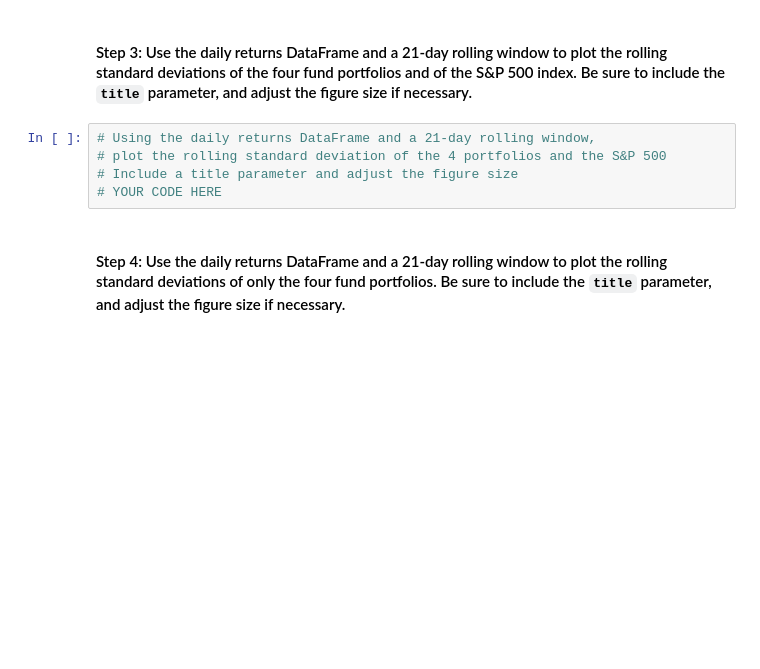
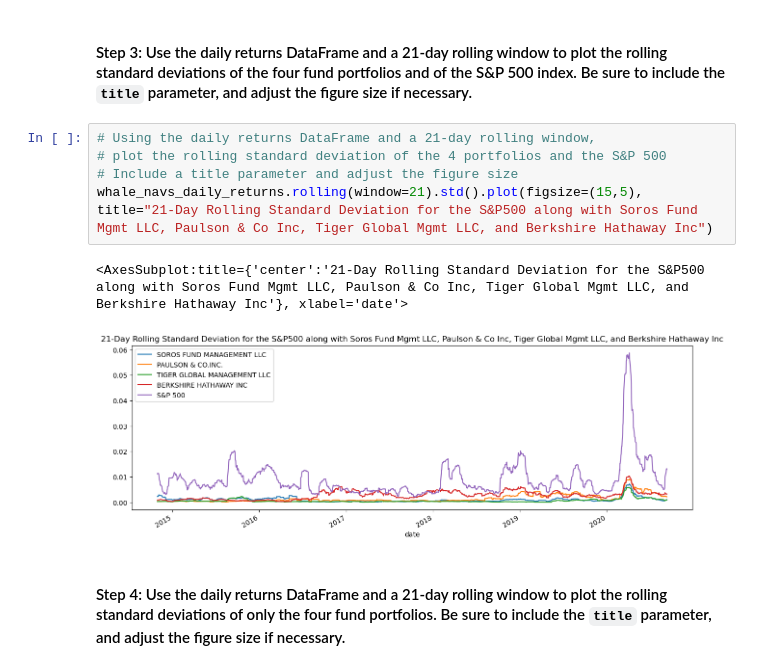
Before and after one commit to rachelannhodson/Risk_Return_Analysis, a Jupyter notebook: Module_4_Challenge/risk_return_analysis.ipynb, the cells around one changed output. Drawn from its saved outputs; the diff is of its cells as text; blank space fills up the shorter version.

Commit message:
<final draft of risk_return_analysis.ipynb file>

```diff
--- a/Module_4_Challenge/risk_return_analysis.ipynb
+++ b/Module_4_Challenge/risk_return_analysis.ipynb
@@ -240,8 +255,11 @@ Evaluate the risk profile of each portfolio by using the standard deviation and
 # %%
 # Using the daily returns DataFrame and a 21-day rolling window,
 # plot the rolling standard deviation of the 4 portfolios and the S&P 500
 # Include a title parameter and adjust the figure size
-# YOUR CODE HERE
+whale_navs_daily_returns.rolling(window=21).std().plot(figsize=(15,5), title="21-Day Rolling Standard Deviation for the S&P500 along with Soros Fund Mgmt LLC, Paulson & Co Inc, Tiger Global Mgmt LLC, and Berkshire Hathaway Inc")
+# %% [output]
+<AxesSubplot:title={'center':'21-Day Rolling Standard Deviation for the S&P500 along with Soros Fund Mgmt LLC, Paulson & Co Inc, Tiger Global Mgmt LLC, and Berkshire Hathaway Inc'}, xlabel='date'>
+[figure, added]
 # %% [markdown]
 #### Step 4: Use the daily returns DataFrame and a 21-day rolling window to plot the rolling standard deviations of only the four fund portfolios. Be sure to include the `title` parameter, and adjust the figure size if necessary.
 # %%
```
Also changed, not shown: parts of 24 cells of this notebook.
